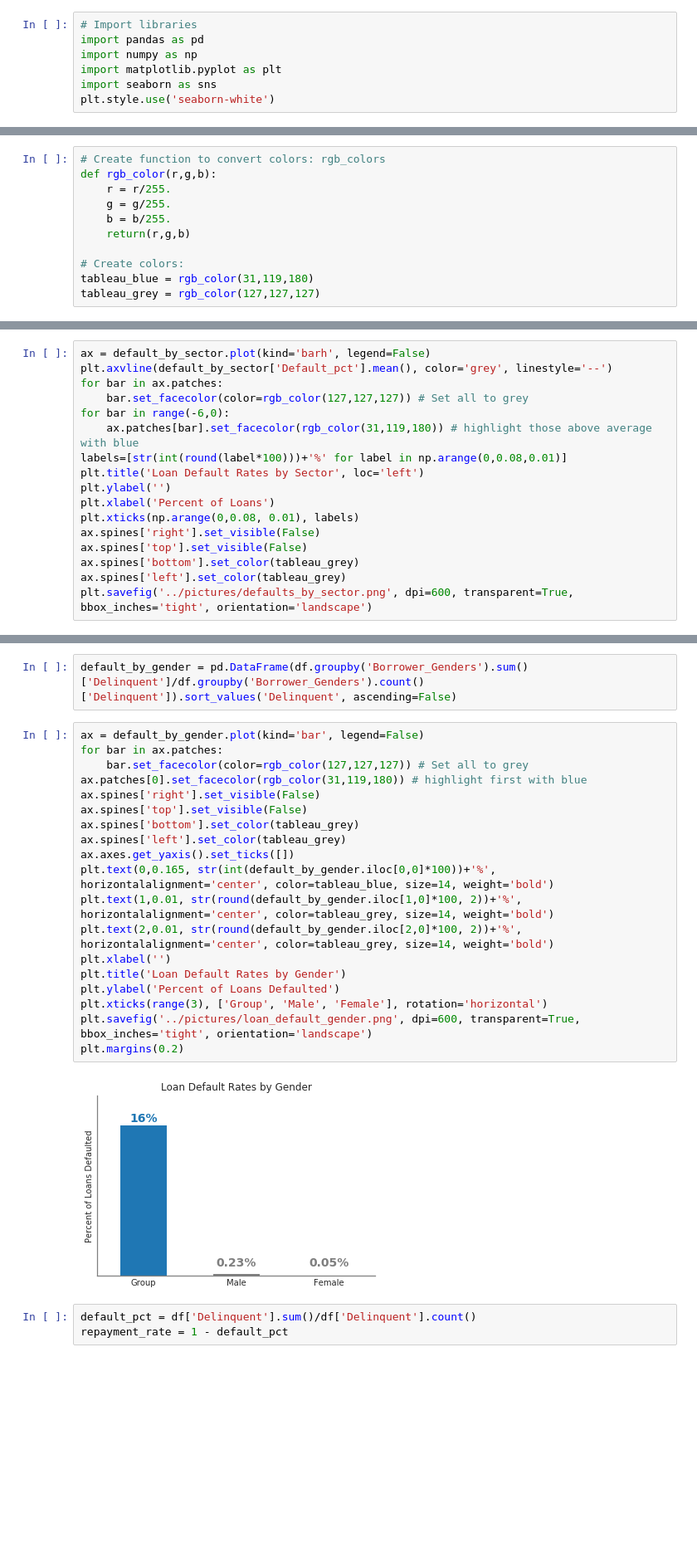
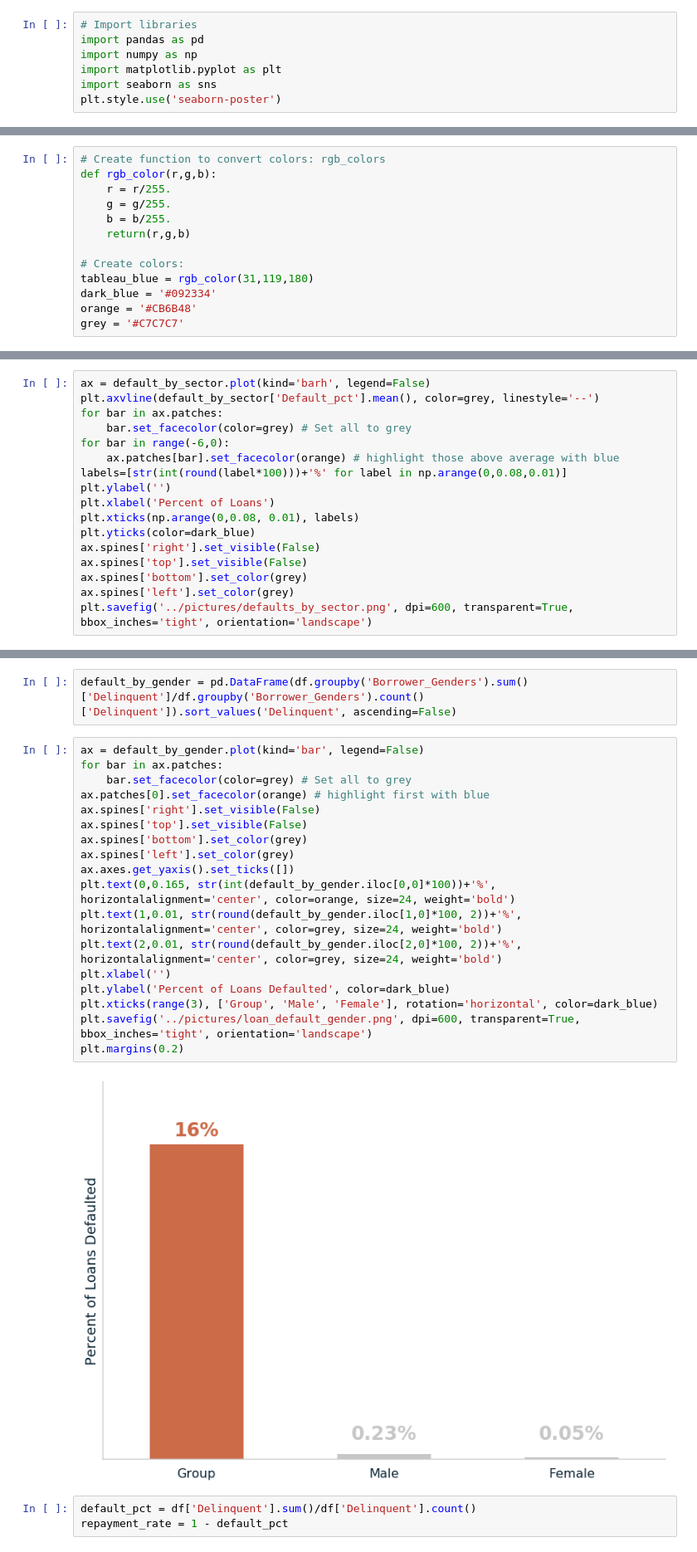
Before and after one commit to clcarver1130/dsi_capstone_project, a Jupyter notebook: notebooks/intial_eda.ipynb, the cells around one changed output, grey strips where cells are left out. Shown: that part at 83% size. Drawn from its saved outputs; the diff is of its cells as text; blank space fills up the shorter version.

Commit message:
viz re-colored

```diff
--- a/notebooks/intial_eda.ipynb
+++ b/notebooks/intial_eda.ipynb
@@ -8,7 +8,7 @@ import pandas as pd
 import numpy as np
 import matplotlib.pyplot as plt
 import seaborn as sns
-plt.style.use('seaborn-white')
+plt.style.use('seaborn-poster')
 # %%
 # Load in data: df
 df = pd.read_csv('https://s3.amazonaws.com/clcarverloans/data/df_cleaned.csv')
@@ -24,7 +24,9 @@ def rgb_color(r,g,b):
 
 # Create colors:
 tableau_blue = rgb_color(31,119,180)
-tableau_grey = rgb_color(127,127,127)
+dark_blue = '#092334'
+orange = '#CB6B48'
+grey = '#C7C7C7'
 # %%
 # Breakdown by Gender
 
@@ -60,19 +62,19 @@ default_by_sector = pd.DataFrame({'Sector': sector_list, 'Default_pct': default_
 default_by_sector.set_index('Sector', inplace=True)
 # %%
 ax = default_by_sector.plot(kind='barh', legend=False)
-plt.axvline(default_by_sector['Default_pct'].mean(), color='grey', linestyle='--')
+plt.axvline(default_by_sector['Default_pct'].mean(), color=grey, linestyle='--')
 for bar in ax.patches:
-    bar.set_facecolor(color=rgb_color(127,127,127)) # Set all to grey
+    bar.set_facecolor(color=grey) # Set all to grey
 for bar in range(-6,0):
-    ax.patches[bar].set_facecolor(rgb_color(31,119,180)) # highlight those above average with blue
+    ax.patches[bar].set_facecolor(orange) # highlight those above average with blue
 labels=[str(int(round(label*100)))+'%' for label in np.arange(0,0.08,0.01)]
-plt.title('Loan Default Rates by Sector', loc='left')
 plt.ylabel('')
 plt.xlabel('Percent of Loans')
 plt.xticks(np.arange(0,0.08, 0.01), labels)
+plt.yticks(color=dark_blue)
 ax.spines['right'].set_visible(False)
 ax.spines['top'].set_visible(False)
-ax.spines['bottom'].set_color(tableau_grey)
-ax.spines['left'].set_color(tableau_grey)
+ax.spines['bottom'].set_color(grey)
+ax.spines['left'].set_color(grey)
 plt.savefig('../pictures/defaults_by_sector.png', dpi=600, transparent=True, bbox_inches='tight', orientation='landscape')
 # %% [output]
@@ -153,24 +134,23 @@ default_by_gender = pd.DataFrame(df.groupby('Borrower_Genders').sum()['Delinquen
 # %%
 ax = default_by_gender.plot(kind='bar', legend=False)
 for bar in ax.patches:
-    bar.set_facecolor(color=rgb_color(127,127,127)) # Set all to grey
-ax.patches[0].set_facecolor(rgb_color(31,119,180)) # highlight first with blue
+    bar.set_facecolor(color=grey) # Set all to grey
+ax.patches[0].set_facecolor(orange) # highlight first with blue
 ax.spines['right'].set_visible(False)
 ax.spines['top'].set_visible(False)
-ax.spines['bottom'].set_color(tableau_grey)
-ax.spines['left'].set_color(tableau_grey)
+ax.spines['bottom'].set_color(grey)
+ax.spines['left'].set_color(grey)
 ax.axes.get_yaxis().set_ticks([])
-plt.text(0,0.165, str(int(default_by_gender.iloc[0,0]*100))+'%', horizontalalignment='center', color=tableau_blue, size=14, weight='bold')
-plt.text(1,0.01, str(round(default_by_gender.iloc[1,0]*100, 2))+'%', horizontalalignment='center', color=tableau_grey, size=14, weight='bold')
-plt.text(2,0.01, str(round(default_by_gender.iloc[2,0]*100, 2))+'%', horizontalalignment='center', color=tableau_grey, size=14, weight='bold')
+plt.text(0,0.165, str(int(default_by_gender.iloc[0,0]*100))+'%', horizontalalignment='center', color=orange, size=24, weight='bold')
+plt.text(1,0.01, str(round(default_by_gender.iloc[1,0]*100, 2))+'%', horizontalalignment='center', color=grey, size=24, weight='bold')
+plt.text(2,0.01, str(round(default_by_gender.iloc[2,0]*100, 2))+'%', horizontalalignment='center', color=grey, size=24, weight='bold')
 plt.xlabel('')
-plt.title('Loan Default Rates by Gender')
-plt.ylabel('Percent of Loans Defaulted')
-plt.xticks(range(3), ['Group', 'Male', 'Female'], rotation='horizontal')
+plt.ylabel('Percent of Loans Defaulted', color=dark_blue)
+plt.xticks(range(3), ['Group', 'Male', 'Female'], rotation='horizontal', color=dark_blue)
 plt.savefig('../pictures/loan_default_gender.png', dpi=600, transparent=True, bbox_inches='tight', orientation='landscape')
 plt.margins(0.2)
 # %% [output]
-[figure, old version]
+[figure, new version]
 # %%
 default_pct = df['Delinquent'].sum()/df['Delinquent'].count()
 repayment_rate = 1 - default_pct
```
Also changed, not shown: parts of 6 cells of this notebook, 8 other files.
